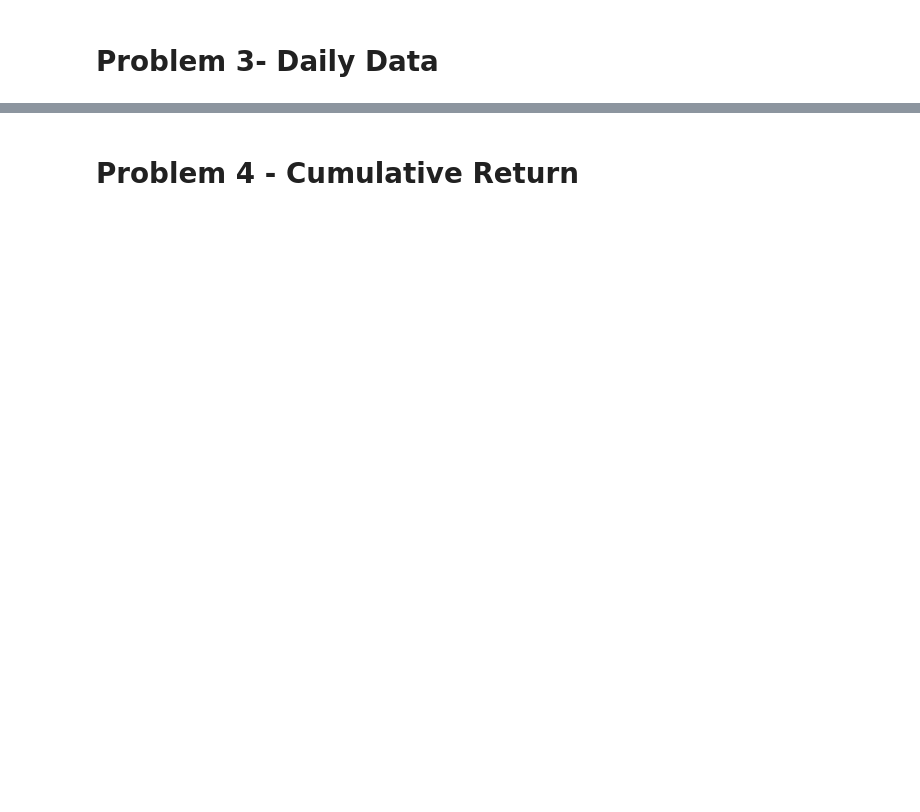
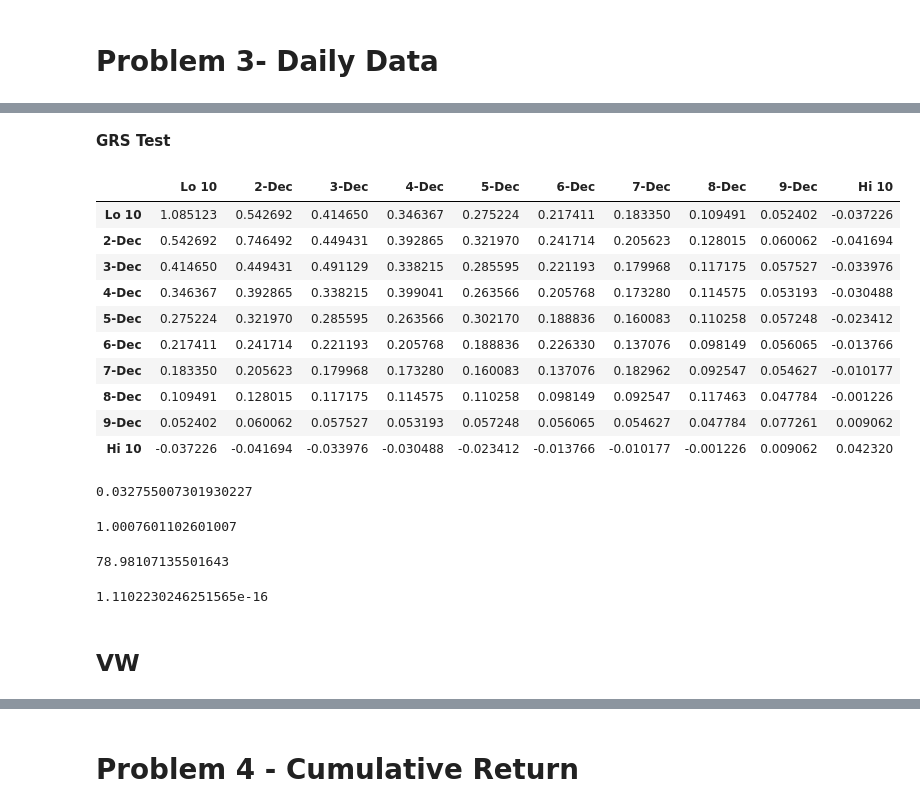
Before and after one commit to mp3201/Behavioral-Finance, a Jupyter notebook: hmwk2/Empirical 2.ipynb, the cells around one changed output, grey strips where cells are left out. Drawn from its saved outputs; the diff is of its cells as text; code cells hidden in the pictures; blank space fills up the shorter version.

```diff
--- a/hmwk2/Empirical 2.ipynb
+++ b/hmwk2/Empirical 2.ipynb
@@ -305,0 +328,3 @@ pvalue_vw
+# %%
+day_ew = pd.read_csv(ddir+'day_ew.csv')
+day_ew.head()
@@ -305,0 +400,13 @@ pvalue_vw
+# %%
+alphas = [0] * 10
+tstats = [0] * 10
+day_ew_resid = day_ew
+for portfolio in range(1,11):
+    print("Portfolio: "+day_ew_combine.columns[portfolio])
+    cur_mod=sm.OLS(day_ew_combine[day_ew_combine.columns[portfolio]],
+                   sm.add_constant(day_ew_combine['Mkt-RF']), missing='drop').fit()
+    alphas[portfolio-1] = cur_mod.params[0]
+    tstats[portfolio-1] = cur_mod.tvalues[0]
+    day_ew_resid[day_ew_combine.columns[portfolio]]=cur_mod.resid
+    print(cur_mod.summary())
+    print(portfolio)
@@ -305,0 +440,48 @@ pvalue_vw
+# %% [markdown]
+**GRS Test**
+# %%
+sigma_resid=day_ew_resid.iloc[:,1:day_ew_resid.shape[1]].cov()
+sigma_resid
+# %% [output]
+|  | Lo 10 | 2-Dec | 3-Dec | 4-Dec | 5-Dec | 6-Dec | 7-Dec | 8-Dec | 9-Dec | Hi 10 |
+| Lo 10 | 1.085123 | 0.542692 | 0.414650 | 0.346367 | 0.275224 | 0.217411 | 0.183350 | 0.109491 | 0.052402 | -0.037226 |
+| 2-Dec | 0.542692 | 0.746492 | 0.449431 | 0.392865 | 0.321970 | 0.241714 | 0.205623 | 0.128015 | 0.060062 | -0.041694 |
+| 3-Dec | 0.414650 | 0.449431 | 0.491129 | 0.338215 | 0.285595 | 0.221193 | 0.179968 | 0.117175 | 0.057527 | -0.033976 |
+| 4-Dec | 0.346367 | 0.392865 | 0.338215 | 0.399041 | 0.263566 | 0.205768 | 0.173280 | 0.114575 | 0.053193 | -0.030488 |
+| 5-Dec | 0.275224 | 0.321970 | 0.285595 | 0.263566 | 0.302170 | 0.188836 | 0.160083 | 0.110258 | 0.057248 | -0.023412 |
+| 6-Dec | 0.217411 | 0.241714 | 0.221193 | 0.205768 | 0.188836 | 0.226330 | 0.137076 | 0.098149 | 0.056065 | -0.013766 |
+| 7-Dec | 0.183350 | 0.205623 | 0.179968 | 0.173280 | 0.160083 | 0.137076 | 0.182962 | 0.092547 | 0.054627 | -0.010177 |
+| 8-Dec | 0.109491 | 0.128015 | 0.117175 | 0.114575 | 0.110258 | 0.098149 | 0.092547 | 0.117463 | 0.047784 | -0.001226 |
+| 9-Dec | 0.052402 | 0.060062 | 0.057527 | 0.053193 | 0.057248 | 0.056065 | 0.054627 | 0.047784 | 0.077261 | 0.009062 |
+| Hi 10 | -0.037226 | -0.041694 | -0.033976 | -0.030488 | -0.023412 | -0.013766 | -0.010177 | -0.001226 | 0.009062 | 0.042320 |
+# %%
+#alpha*sigma^-1*alpha
+resid_quad = np.dot(alphas,pd.DataFrame(np.linalg.inv(sigma_resid.values),
+                           sigma_resid.columns, sigma_resid.index).dot(alphas))
+resid_quad
+# %% [output]
+0.032755007301930227
+# %%
+#(1+E(F)Cov(F)^-1E(F))
+mu_factors = day_ew_combine['Mkt-RF'].mean()
+sigma_factors = day_ew_combine['Mkt-RF'].var()
+factors_quad=(1+mu_factors*1/sigma_factors*mu_factors)
+factors_quad
+# %% [output]
+1.0007601102601007
+# %%
+N=10
+T=day_ew_combine.shape[0] # (1098)
+K=1
+
+F_stat = T/(T-2)*(T-N-K)/N*resid_quad/factors_quad
+F_stat
+# %% [output]
+78.98107135501643
+# %%
+pvalue=1-f.cdf(F_stat, N, T-N-K)
+pvalue
+# %% [output]
+1.1102230246251565e-16
+# %% [markdown]
+## VW
```
Also changed, not shown: parts of 43 cells of this notebook, 3 other files.
